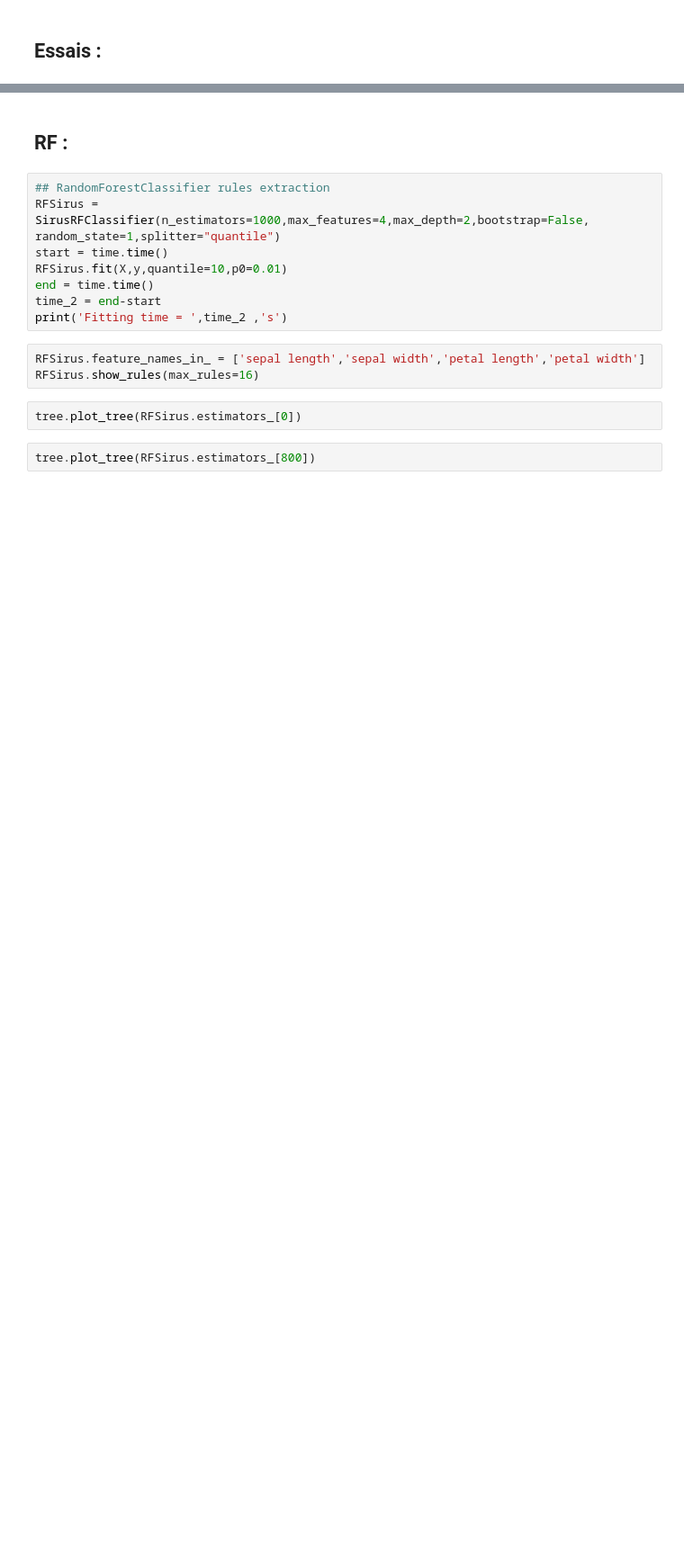
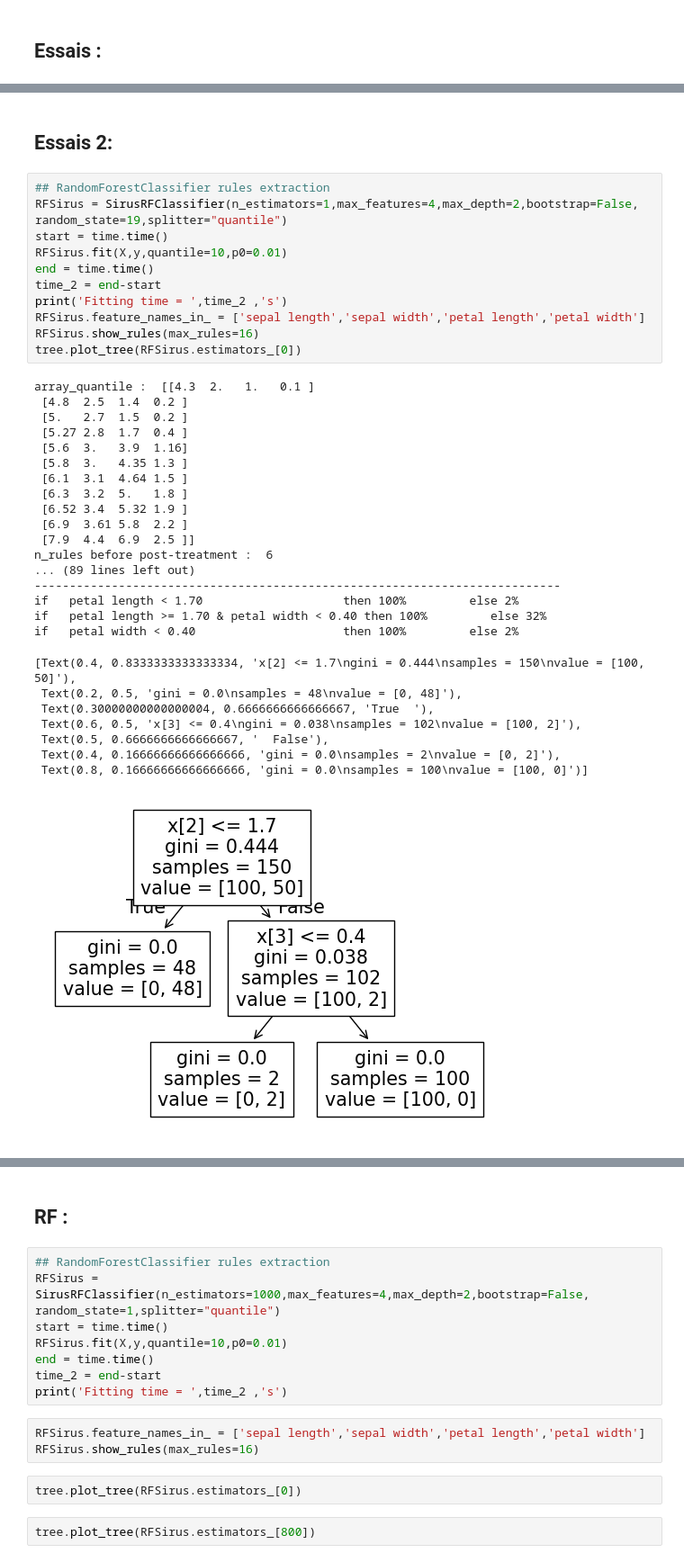
Before and after one commit to artefactory/woodtapper, a Jupyter notebook: notebooks/example.ipynb, the cells around one changed output, grey strips where cells are left out. Shown at 90% size. Saved outputs shown, nothing was run; the diff lists cells and outputs as text; blank space fills up the shorter version.

```diff
--- a/notebooks/example.ipynb
+++ b/notebooks/example.ipynb
@@ -94,0 +291,39 @@ y.sum()
+# %% [markdown]
+## Essais 2:
+# %%
+## RandomForestClassifier rules extraction
+RFSirus = SirusRFClassifier(n_estimators=1,max_features=4,max_depth=2,bootstrap=False, random_state=19,splitter="quantile")
+start = time.time()
+RFSirus.fit(X,y,quantile=10,p0=0.01)
+end = time.time()
+time_2 = end-start
+print('Fitting time = ',time_2 ,'s')
+RFSirus.feature_names_in_ = ['sepal length','sepal width','petal length','petal width']
+RFSirus.show_rules(max_rules=16)
+tree.plot_tree(RFSirus.estimators_[0])
+# %% [output]
+array_quantile :  [[4.3  2.   1.   0.1 ]
+ [4.8  2.5  1.4  0.2 ]
+ [5.   2.7  1.5  0.2 ]
+ [5.27 2.8  1.7  0.4 ]
+ [5.6  3.   3.9  1.16]
+ [5.8  3.   4.35 1.3 ]
+ [6.1  3.1  4.64 1.5 ]
+ [6.3  3.2  5.   1.8 ]
+ [6.52 3.4  5.32 1.9 ]
+ [6.9  3.61 5.8  2.2 ]
+ [7.9  4.4  6.9  2.5 ]]
+n_rules before post-treatment :  6
+... (89 lines left out)
+---------------------------------------------------------------------------
+if   petal length < 1.70                    then 100%         else 2%
+if   petal length >= 1.70 & petal width < 0.40 then 100%         else 32%
+if   petal width < 0.40                     then 100%         else 2%
+[Text(0.4, 0.8333333333333334, 'x[2] <= 1.7\ngini = 0.444\nsamples = 150\nvalue = [100, 50]'),
+ Text(0.2, 0.5, 'gini = 0.0\nsamples = 48\nvalue = [0, 48]'),
+ Text(0.30000000000000004, 0.6666666666666667, 'True  '),
+ Text(0.6, 0.5, 'x[3] <= 0.4\ngini = 0.038\nsamples = 102\nvalue = [100, 2]'),
+ Text(0.5, 0.6666666666666667, '  False'),
+ Text(0.4, 0.16666666666666666, 'gini = 0.0\nsamples = 2\nvalue = [0, 2]'),
+ Text(0.8, 0.16666666666666666, 'gini = 0.0\nsamples = 100\nvalue = [100, 0]')]
+[figure, added]
```
Also changed, not shown: parts of 28 cells of this notebook, 2 other files.
